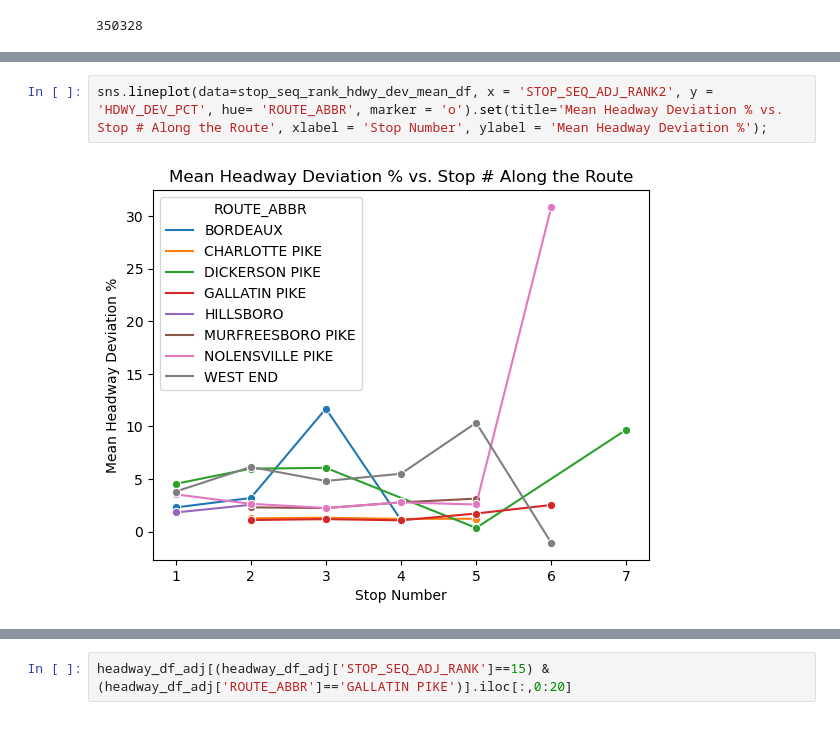
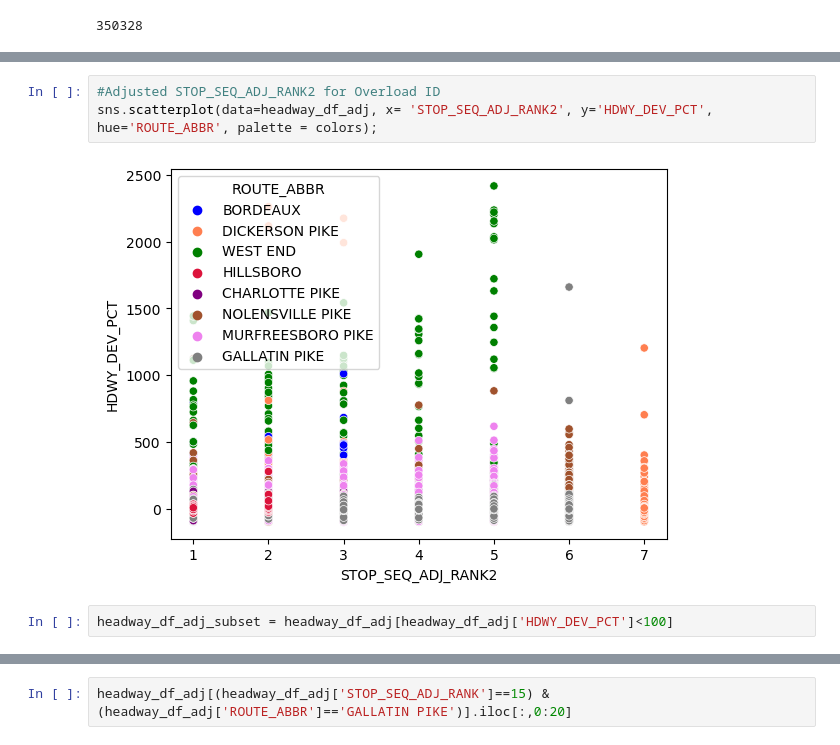
Before and after one commit to ballir27/wego-nashville-bus-adherence, a Jupyter notebook: Notebooks/AB-WeGo-Dist-Time-Travelled-Analysis.ipynb, the cells around one changed output, grey strips where cells are left out. Drawn from its saved outputs; the diff is of its cells as text.

```diff
--- a/Notebooks/AB-WeGo-Dist-Time-Travelled-Analysis.ipynb
+++ b/Notebooks/AB-WeGo-Dist-Time-Travelled-Analysis.ipynb
@@ -444,4 +447,7 @@ stop_seq_rank_hdwy_dev_mean_df
-# %%
-sns.lineplot(data=stop_seq_rank_hdwy_dev_mean_df, x = 'STOP_SEQ_ADJ_RANK2', y = 'HDWY_DEV_PCT', hue= 'ROUTE_ABBR', marker = 'o').set(title='Mean Headway Deviation % vs. Stop # Along the Route', xlabel = 'Stop Number', ylabel = 'Mean Headway Deviation %');
-# %% [output]
-[figure, removed]
+# %%
+#Adjusted STOP_SEQ_ADJ_RANK2 for Overload ID
+sns.scatterplot(data=headway_df_adj, x= 'STOP_SEQ_ADJ_RANK2', y='HDWY_DEV_PCT', hue='ROUTE_ABBR', palette = colors);
+# %% [output]
+[figure, added]
+# %%
+headway_df_adj_subset = headway_df_adj[headway_df_adj['HDWY_DEV_PCT']<100]
```
Also changed, not shown: parts of 34 cells of this notebook.
